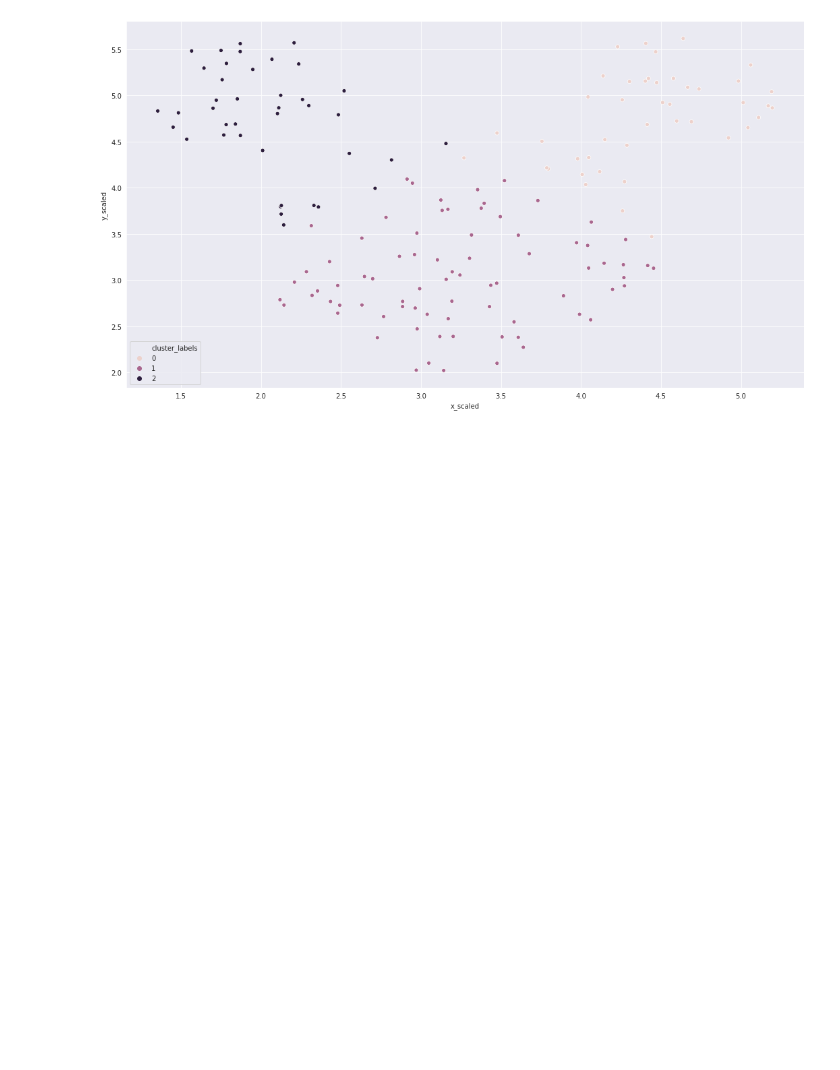
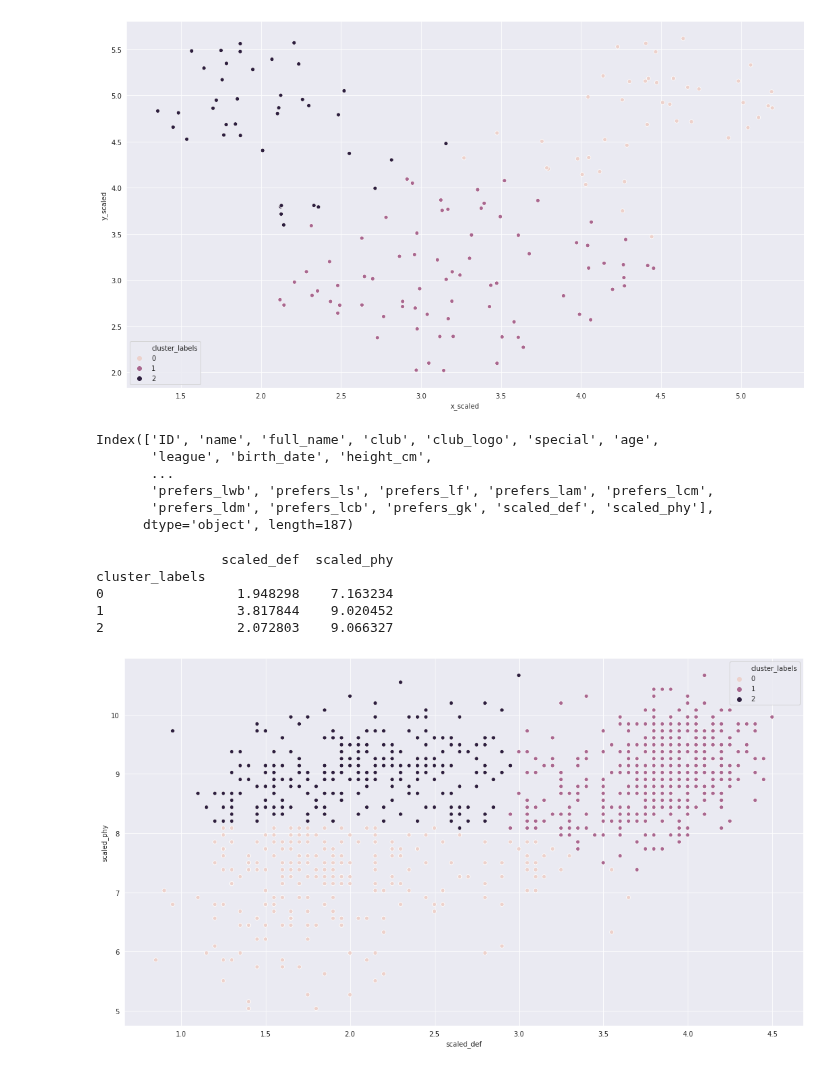
Before and after one commit to MikSm1th/datacamp_notes, a Jupyter notebook: clusterting_w_SciPy/3_Basics_of_k_means.ipynb, the cells around one changed output. Drawn from its saved outputs; the diff is of its cells as text; code cells hidden in the pictures; blank space fills up the shorter version.

```diff
--- a/clusterting_w_SciPy/3_Basics_of_k_means.ipynb
+++ b/clusterting_w_SciPy/3_Basics_of_k_means.ipynb
@@ -204,3 +204,14 @@ sns.scatterplot(x='x_scaled', y='y_scaled',
 plt.show()
 # %% [output]
 [figure]
+# %%
+fifa = pd.read_csv('data/fifa_18_sample_data.csv')
+fifa['scaled_def'] = whiten(fifa['def'])
+fifa['scaled_phy'] = whiten(fifa['phy'])
+# %% [output]
+Index(['ID', 'name', 'full_name', 'club', 'club_logo', 'special', 'age',
+       'league', 'birth_date', 'height_cm',
+       ...
+       'prefers_lwb', 'prefers_ls', 'prefers_lf', 'prefers_lam', 'prefers_lcm',
+       'prefers_ldm', 'prefers_lcb', 'prefers_gk', 'scaled_def', 'scaled_phy'],
+      dtype='object', length=187)
@@ -206,0 +226,15 @@ plt.show()
+# %%
+# Display cluster centers
+print(fifa[['scaled_def', 'scaled_phy', 'cluster_labels']].groupby('cluster_labels').mean())
+# %% [output]
+                scaled_def  scaled_phy
+cluster_labels
+0                 1.948298    7.163234
+1                 3.817844    9.020452
+2                 2.072803    9.066327
+# %%
+# Create a scatter plot through seaborn
+sns.scatterplot(x='scaled_def', y='scaled_phy', hue='cluster_labels', data=fifa)
+plt.show()
+# %% [output]
+[figure, added]
```
Also changed, not shown: parts of 3 cells of this notebook, 1 other file.
